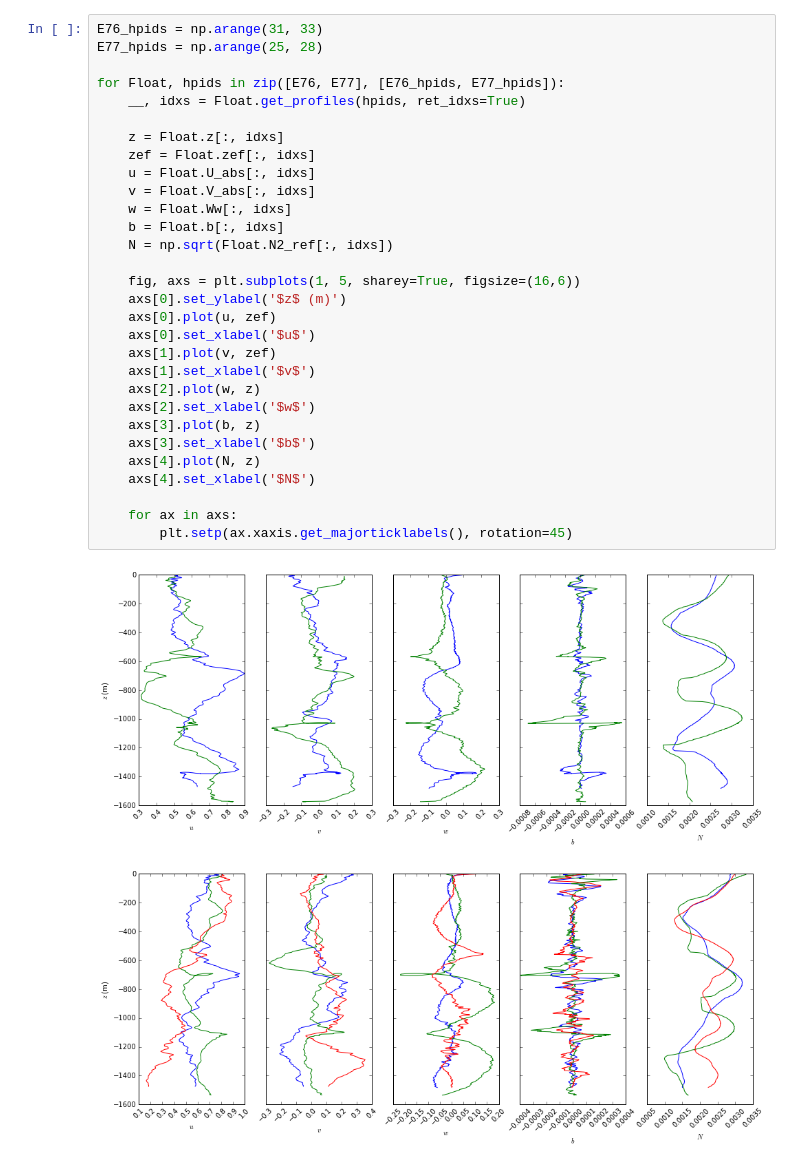
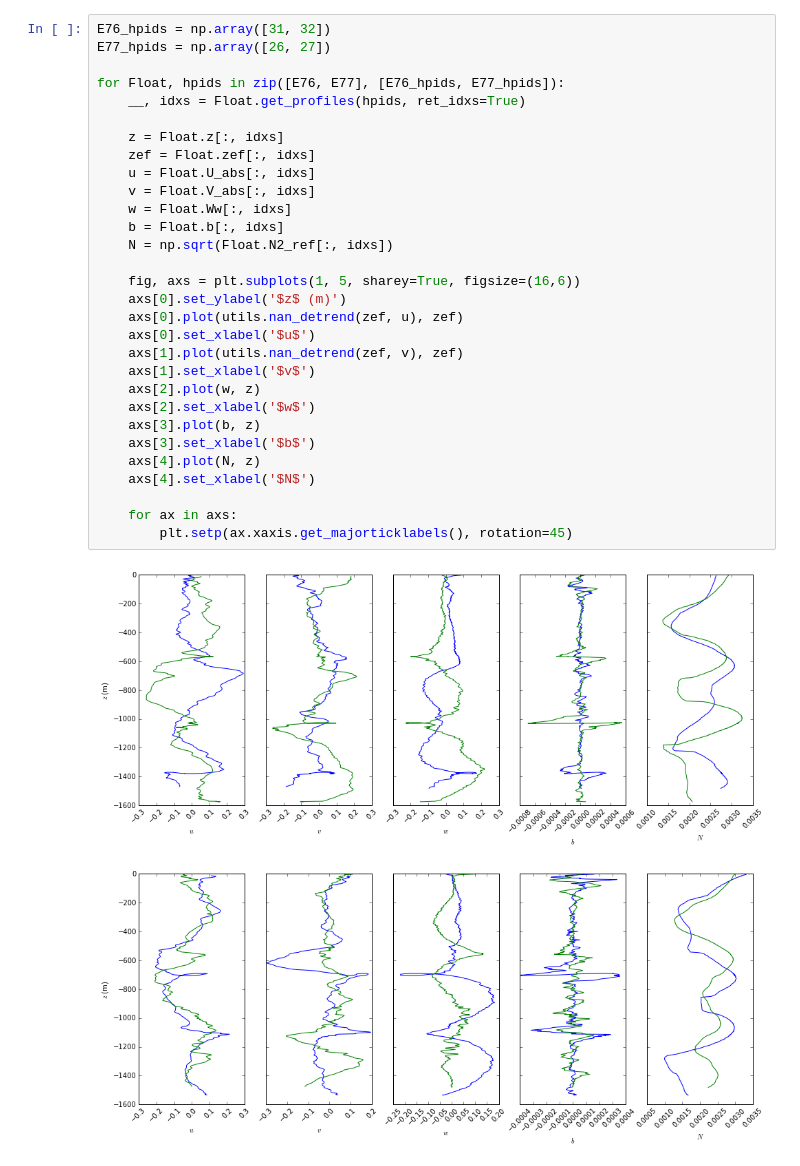
Before and after one commit to jessecusack/DIMES_lee_wave_analysis, a Jupyter notebook: notebooks/polarisation_relations_analysis.ipynb, the cells around one changed output. Drawn from its saved outputs; the diff is of its cells as text.

Commit message:
grids now plotting correctly

```diff
--- a/notebooks/polarisation_relations_analysis.ipynb
+++ b/notebooks/polarisation_relations_analysis.ipynb
@@ -73,36 +74,36 @@ Updating half profiles.
 
 Updating half profiles.
 # %%
-E76_hpids = np.arange(31, 33)
-E77_hpids = np.arange(25, 28)
+E76_hpids = np.array([31, 32])
+E77_hpids = np.array([26, 27])
 
 for Float, hpids in zip([E76, E77], [E76_hpids, E77_hpids]):
     __, idxs = Float.get_profiles(hpids, ret_idxs=True)
 
     z = Float.z[:, idxs]
     zef = Float.zef[:, idxs]
     u = Float.U_abs[:, idxs]
     v = Float.V_abs[:, idxs]
     w = Float.Ww[:, idxs]
     b = Float.b[:, idxs]
     N = np.sqrt(Float.N2_ref[:, idxs])
 
     fig, axs = plt.subplots(1, 5, sharey=True, figsize=(16,6))
     axs[0].set_ylabel('$z$ (m)')
-    axs[0].plot(u, zef)
+    axs[0].plot(utils.nan_detrend(zef, u), zef)
     axs[0].set_xlabel('$u$')
-    axs[1].plot(v, zef)
+    axs[1].plot(utils.nan_detrend(zef, v), zef)
     axs[1].set_xlabel('$v$')
     axs[2].plot(w, z)
     axs[2].set_xlabel('$w$')
     axs[3].plot(b, z)
     axs[3].set_xlabel('$b$')
     axs[4].plot(N, z)
     axs[4].set_xlabel('$N$')
 
     for ax in axs:
         plt.setp(ax.xaxis.get_majorticklabels(), rotation=45)
 # %% [output]
-[figure, old version]
+[figure, new version]
-[figure, old version]
+[figure, new version]
 # %%
```
Also changed, not shown: parts of 4 cells of this notebook.
